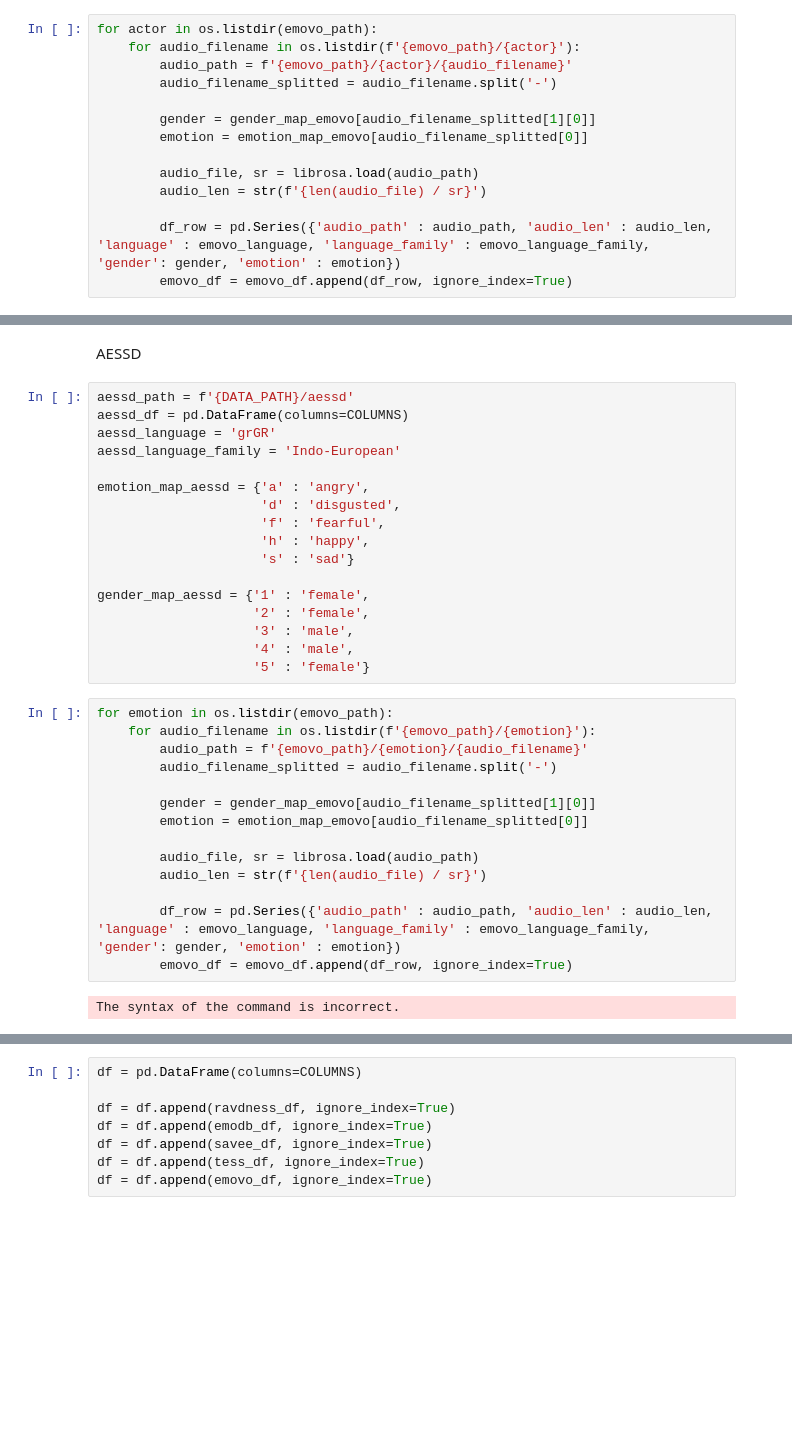
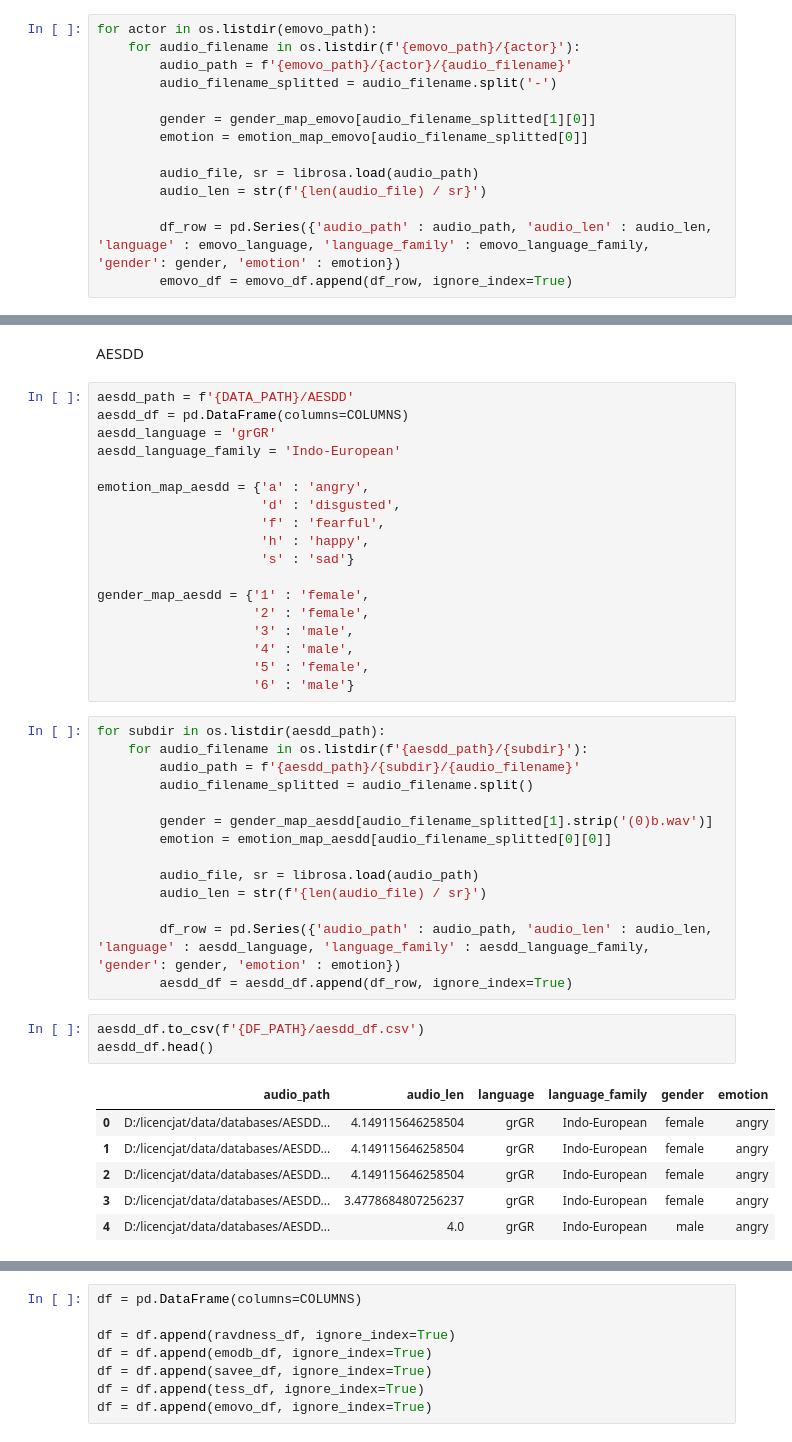
Before and after one commit to ulumulu14/emotion_recognition, a Jupyter notebook: preprocess/preprocess_datasets.ipynb, the cells around one changed output, grey strips where cells are left out. Cells and saved outputs as stored; diff of their text form; blank space fills up the shorter version.

Commit message:
AESDD, MESD & CaFE datasets added

```diff
--- a/preprocess/preprocess_datasets.ipynb
+++ b/preprocess/preprocess_datasets.ipynb
@@ -245,35 +238,44 @@ emovo_df.head()
-# %% [markdown]
-AESSD
+# %% [markdown]
+AESDD
 # %%
-aessd_path = f'{DATA_PATH}/aessd'
-aessd_df = pd.DataFrame(columns=COLUMNS)
-aessd_language = 'grGR'
-aessd_language_family = 'Indo-European'
+aesdd_path = f'{DATA_PATH}/AESDD'
+aesdd_df = pd.DataFrame(columns=COLUMNS)
+aesdd_language = 'grGR'
+aesdd_language_family = 'Indo-European'
 
-emotion_map_aessd = {'a' : 'angry',
+emotion_map_aesdd = {'a' : 'angry',
                      'd' : 'disgusted',
                      'f' : 'fearful',
                      'h' : 'happy',
                      's' : 'sad'}
 
-gender_map_aessd = {'1' : 'female',
+gender_map_aesdd = {'1' : 'female',
                     '2' : 'female',
                     '3' : 'male',
                     '4' : 'male',
-                    '5' : 'female'}
+                    '5' : 'female',
+                    '6' : 'male'}
 # %%
-for emotion in os.listdir(emovo_path):
-    for audio_filename in os.listdir(f'{emovo_path}/{emotion}'):
-        audio_path = f'{emovo_path}/{emotion}/{audio_filename}'
-        audio_filename_splitted = audio_filename.split('-')
+for subdir in os.listdir(aesdd_path):
+    for audio_filename in os.listdir(f'{aesdd_path}/{subdir}'):
+        audio_path = f'{aesdd_path}/{subdir}/{audio_filename}'
+        audio_filename_splitted = audio_filename.split()
 
-        gender = gender_map_emovo[audio_filename_splitted[1][0]]
-        emotion = emotion_map_emovo[audio_filename_splitted[0]]
+        gender = gender_map_aesdd[audio_filename_splitted[1].strip('(0)b.wav')]
+        emotion = emotion_map_aesdd[audio_filename_splitted[0][0]]
 
         audio_file, sr = librosa.load(audio_path)
         audio_len = str(f'{len(audio_file) / sr}')
 
-        df_row = pd.Series({'audio_path' : audio_path, 'audio_len' : audio_len, 'language' : emovo_language, 'language_family' : emovo_language_family, 'gender': gender, 'emotion' : emotion})
-        emovo_df = emovo_df.append(df_row, ignore_index=True)
+        df_row = pd.Series({'audio_path' : audio_path, 'audio_len' : audio_len, 'language' : aesdd_language, 'language_family' : aesdd_language_family, 'gender': gender, 'emotion' : emotion})
+        aesdd_df = aesdd_df.append(df_row, ignore_index=True)
-# %% [output]
-The syntax of the command is incorrect.
+# %%
+aesdd_df.to_csv(f'{DF_PATH}/aesdd_df.csv')
+aesdd_df.head()
+# %% [output]
+|  | audio_path | audio_len | language | language_family | gender | emotion |
+| 0 | D:/licencjat/data/databases/AESDD... | 4.149115646258504 | grGR | Indo-European | female | angry |
+| 1 | D:/licencjat/data/databases/AESDD... | 4.149115646258504 | grGR | Indo-European | female | angry |
+| 2 | D:/licencjat/data/databases/AESDD... | 4.149115646258504 | grGR | Indo-European | female | angry |
+| 3 | D:/licencjat/data/databases/AESDD... | 3.4778684807256237 | grGR | Indo-European | female | angry |
+| 4 | D:/licencjat/data/databases/AESDD... | 4.0 | grGR | Indo-European | male | angry |
```
Also changed, not shown: parts of 10 cells of this notebook.
